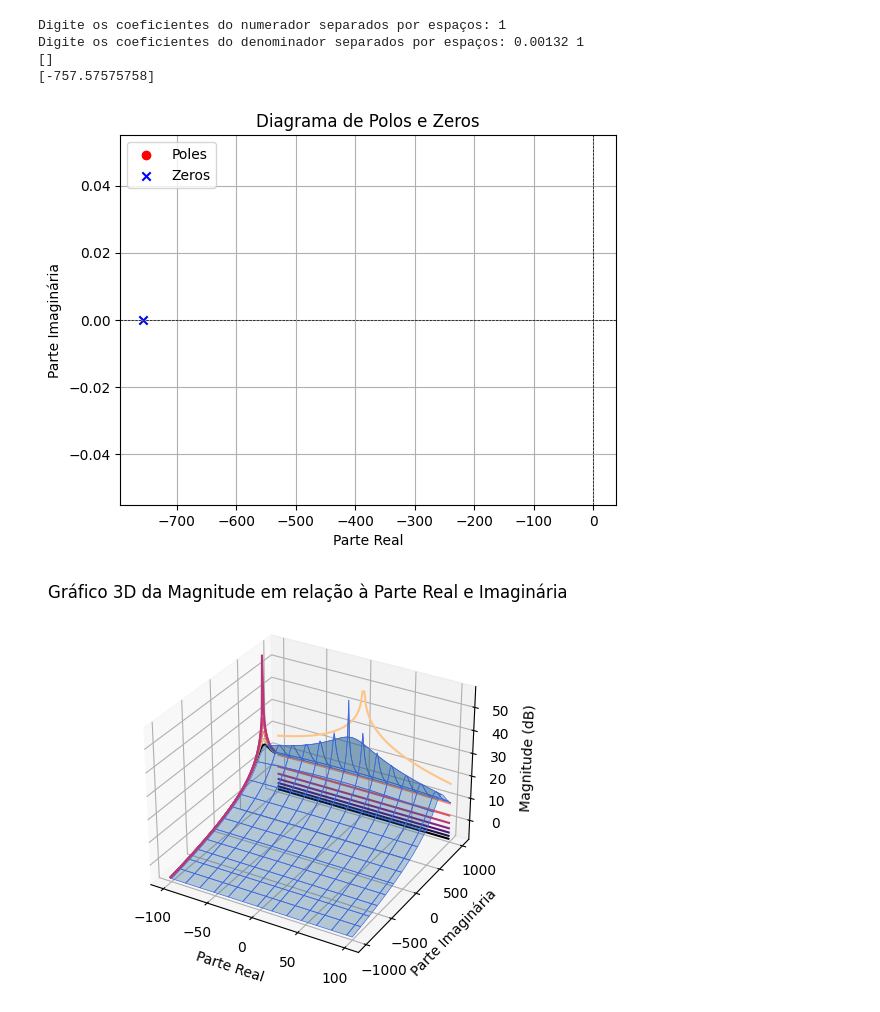
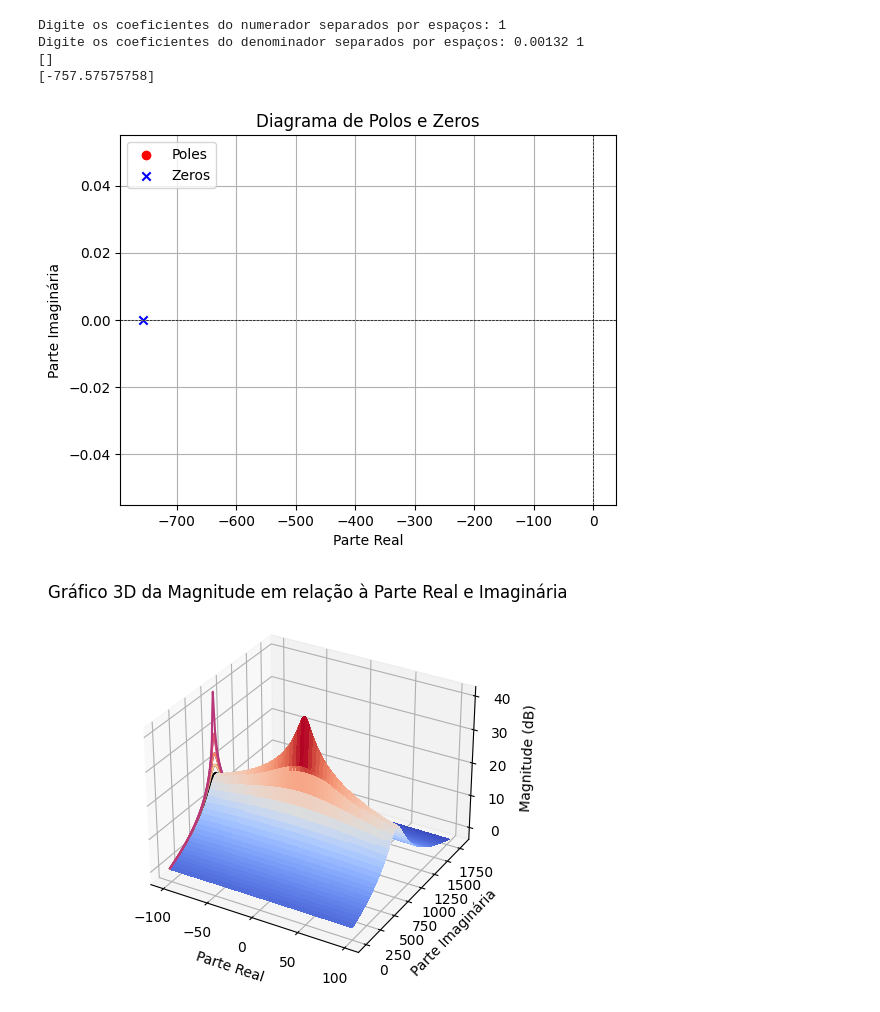
Before and after one commit to Jaquees/Sinais-e-Sistemas---LaPlace, a Jupyter notebook: Sinais_e_Sistemas_Trabalho_3.ipynb, the cells around one changed output. Saved outputs shown, nothing was run; the diff lists cells and outputs as text; code cells hidden in the pictures.

```diff
--- a/Sinais_e_Sistemas_Trabalho_3.ipynb
+++ b/Sinais_e_Sistemas_Trabalho_3.ipynb
@@ -29,7 +29,7 @@ def plot_magnitude_3d(system):
 
     # Define os limites para as partes real e imaginária
     real_limits = (-100, 100)
-    imag_limits = (-1000, 1000)
+    imag_limits = (0, 1800)
 
     # Cria uma grade de valores para as partes real e imaginária
     num_points = 100  # Número de pontos na grade
@@ -48,10 +48,9 @@ def plot_magnitude_3d(system):
     # Cria o gráfico 3D
     fig = plt.figure()
     ax = fig.add_subplot(111, projection='3d')
-    ax.plot_surface(real_grid, imag_grid, mag, edgecolor='royalblue', lw=0.5, rstride=8, cstride=8,
-                alpha=0.3)
+    ax.plot_surface(real_grid, imag_grid, mag, cmap=cm.coolwarm,
+                       linewidth=0, antialiased=False)
     ax.contour(real_grid, imag_grid, mag, zdir='x', offset=-102, cmap='magma')
-    ax.contour(real_grid, imag_grid, mag, zdir='y', offset=1002, cmap='magma')
     ax.set_xlabel('Parte Real')
     ax.set_ylabel('Parte Imaginária')
     ax.set_zlabel('Magnitude (dB)')
@@ -60,37 +59,37 @@ def plot_magnitude_3d(system):
 
 # Função para plotar o gráfico 2D com o corte no plano s=0
 def plot_s_plane(system):
-    s_imaginary = np.linspace(-1000, 1000 , 1000)  # Valores da parte imaginária
+    s_imaginary = np.linspace(0, 1600 , 1000)  # Valores da parte imaginária
     s_complex = 1j * s_imaginary  # Cria números complexos com a parte imaginária
     H = signal.TransferFunction(system.num, system.den)
     w, h = signal.freqresp(H, s_complex)
     plt.figure()
     plt.plot(s_imaginary, 20 * np.log10(abs(h)), 'b')
     plt.title('Resposta em Frequência (corte em real=0)')
     plt.xlabel('jw')
     plt.ylabel('Magnitude (dB)')
     plt.grid(True)
     plt.show()
 
 # Solicite ao usuário os coeficientes da função de transferência
 num = input("Digite os coeficientes do numerador separados por espaços: ").split()
 den = input("Digite os coeficientes do denominador separados por espaços: ").split()
 
 # Converte os coeficientes para listas de floats
 num = [float(x) for x in num]
 den = [float(x) for x in den]
 
 # Cria a função de transferência
 system = signal.TransferFunction(num, den)
 
 # Chama as funções para plotar os gráficos
 plot_poles_and_zeros(system)
 plot_magnitude_3d(system)
 plot_s_plane(system)
 # %% [output]
 Digite os coeficientes do numerador separados por espaços: 1
 Digite os coeficientes do denominador separados por espaços: 0.00132 1
 []
 [-757.57575758]
 [figure]
-[figure, old version]
+[figure, new version]
```
Also changed, not shown: parts of 1 cell of this notebook.
